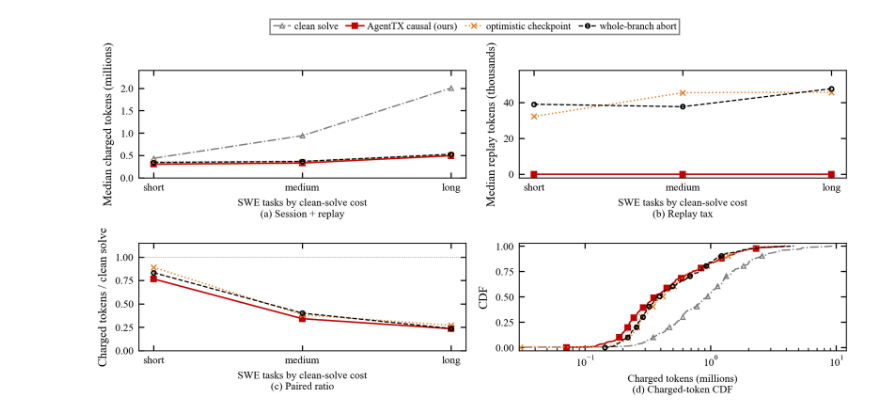
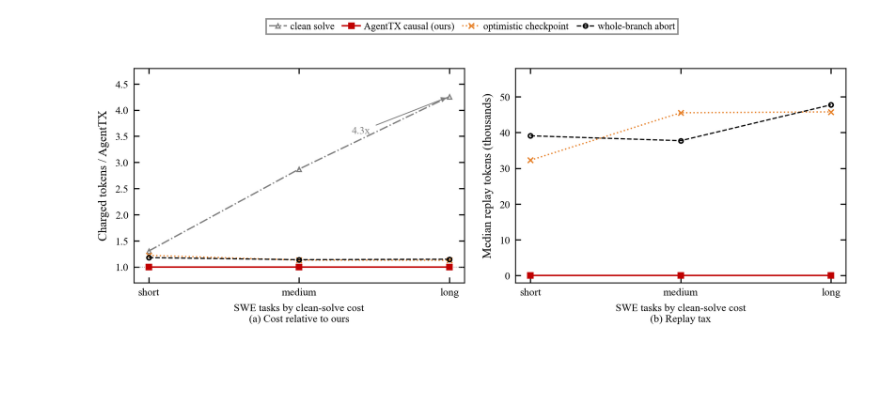
Before and after one commit to Bigsmart408/agenttx, a Jupyter notebook: motivation/plot_swe_tokens.ipynb, the cells around one changed output. Drawn from its saved outputs; the diff is of its cells as text; code cells hidden in the pictures; blank space fills up the shorter version.

Commit message:
Show SWE token advantage relative to AgentTX.

```diff
--- a/motivation/plot_swe_tokens.ipynb
+++ b/motivation/plot_swe_tokens.ipynb
@@ -13,7 +11,6 @@ the earlier FAST figures.
 # red solid squares = ours. Token y-values are charged = session + replay.
 import matplotlib
 import matplotlib.pyplot as plt
-from matplotlib.ticker import LogLocator
 import numpy as np
 import pandas as pd
 from pathlib import Path
@@ -106,31 +103,38 @@ replay = (
 wide["scale"] = pd.qcut(wide["no_fault"], 3, labels=["short", "medium", "long"])
 SCALE_LABELS = ["short", "medium", "long"]
 sx = np.arange(len(SCALE_LABELS))
+causal = wide["causal"].replace(0, np.nan)
 
-
-def ecdf(values):
-    values = np.asarray(values, dtype=float)
-    values = values[values > 0]
-    x = np.sort(values)
-    y = np.arange(1, x.size + 1) / x.size
-    return x, y
-
-
-fig = plt.figure(dpi=300, figsize=(cm_to_inch(STANDARD_WIDTH), cm_to_inch(8.8)))
+fig = plt.figure(dpi=300, figsize=(cm_to_inch(STANDARD_WIDTH), cm_to_inch(7.0)))
 handles = []
 
-ax = plt.subplot(2, 2, 1)
+ax = plt.subplot(1, 2, 1)
+ax.axhline(1.0, color="0.55", linewidth=0.5, linestyle=":")
 for mode in MODES:
-    ys = [wide.loc[wide["scale"] == scale, mode].median() / 1e6 for scale in SCALE_LABELS]
+    if mode == "causal":
+        ys = [1.0, 1.0, 1.0]
+    else:
+        ys = [
+            (wide.loc[wide["scale"] == scale, mode] / causal[wide["scale"] == scale]).median()
+            for scale in SCALE_LABELS
+        ]
     handle, = ax.plot(sx, ys, **STYLES[mode], label=LABELS[mode])
     handles.append(handle)
+ax.annotate(
+    "4.3x",
+    xy=(2, (wide.loc[wide["scale"] == "long", "no_fault"] / causal[wide["scale"] == "long"]).median()),
+    xytext=(1.35, 3.55),
+    fontsize=7,
+    color="#7f7f7f",
+    arrowprops=dict(arrowstyle="-|>", color="#7f7f7f", lw=0.6),
+)
 ax.set_xticks(sx, SCALE_LABELS)
-ax.set_ylim(0, 2.4)
-ax.set_ylabel("Median charged tokens (millions)", fontsize=8)
-ax.set_xlabel("SWE tasks by clean-solve cost\n(a) Session + replay", fontsize=7)
+ax.set_ylim(0.7, 4.8)
+ax.set_ylabel("Charged tokens / AgentTX", fontsize=8)
+ax.set_xlabel("SWE tasks by clean-solve cost\n(a) Cost relative to ours", fontsize=7)
 
-ax = plt.subplot(2, 2, 2)
-for mode in MODES:
+ax = plt.subplot(1, 2, 2)
+for mode in ("causal", "temporal_checkpoint", "whole_branch_abort"):
     ys = [replay.loc[wide["scale"] == scale, mode].median() / 1e3 for scale in SCALE_LABELS]
     ax.plot(sx, ys, **STYLES[mode])
 ax.set_xticks(sx, SCALE_LABELS)
@@ -138,68 +142,46 @@ ax.set_ylim(-2, 58)
 ax.set_ylabel("Median replay tokens (thousands)", fontsize=8)
 ax.set_xlabel("SWE tasks by clean-solve cost\n(b) Replay tax", fontsize=7)
 
-ax = plt.subplot(2, 2, 3)
-ax.axhline(1.0, color="0.55", linewidth=0.5, linestyle=":")
-for mode in ("causal", "temporal_checkpoint", "whole_branch_abort"):
-    ys = [
-        (wide.loc[wide["scale"] == scale, mode] / wide.loc[wide["scale"] == scale, "no_fault"]).median()
-        for scale in SCALE_LABELS
-    ]
-    ax.plot(sx, ys, **STYLES[mode])
-ax.set_xticks(sx, SCALE_LABELS)
-ax.set_ylim(0, 1.15)
-ax.set_ylabel("Charged tokens / clean solve", fontsize=8)
-ax.set_xlabel("SWE tasks by clean-solve cost\n(c) Paired ratio", fontsize=7)
-
-ax = plt.subplot(2, 2, 4)
-for mode in MODES:
-    x, y = ecdf(df.loc[df["mode"] == mode, "charged"].to_numpy(dtype=float) / 1e6)
-    ax.plot(x, y, markevery=max(len(x) // 10, 1), **STYLES[mode])
-ax.set_xscale("log")
-ax.set_xlim(0.03, 12)
-ax.xaxis.set_major_locator(LogLocator(base=10, numticks=5))
-ax.set_ylim(-0.03, 1.03)
-ax.set_ylabel("CDF", fontsize=8)
-ax.set_xlabel("Charged tokens (millions)\n(d) Charged-token CDF", fontsize=7)
-
 for axis in fig.axes:
     axis.tick_params(axis="both", labelsize=7, direction="in", top=True, right=True)
 
 fig.legend(
     handles=handles,
     loc="upper center",
-    bbox_to_anchor=(0.5, 1.035),
+    bbox_to_anchor=(0.5, 1.06),
     ncol=4,
     fontsize=6.5,
     columnspacing=0.8,
     handlelength=1.8,
     handletextpad=0.35,
     borderpad=0.3,
 )
-plt.tight_layout(pad=0.6, h_pad=1.6, w_pad=1.2, rect=[0.0, 0.0, 1.0, 0.91])
+plt.tight_layout(pad=0.6, w_pad=1.2, rect=[0.0, 0.0, 1.0, 0.91])
 for dest in (FIGDIR, PAPER):
     fig.savefig(dest / "FIG-SWE-Tokens.pdf", bbox_inches="tight", pad_inches=0.02)
     fig.savefig(dest / "FIG-SWE-Token-Tasks.png", dpi=300, bbox_inches="tight", pad_inches=0.02)
 if matplotlib.get_backend().lower() != "agg":
     plt.show()
 
 print(f"loaded {CSV}")
 print("charged = session + replay")
 for mode in MODES:
     rows = df[df["mode"] == mode]
     print(
         f"{LABELS[mode]:24s}: charged_p50={rows['charged'].median()/1e3:7.1f}k  "
         f"session_p50={rows['total_tokens'].median()/1e3:7.1f}k  "
         f"replay_p50={rows['doc_replay_tokens'].median()/1e3:6.1f}k  "
         f"replay_mean={rows['doc_replay_tokens'].mean()/1e3:6.1f}k"
     )
-print("charged median by scale (millions):")
-print((wide.groupby("scale", observed=False)[MODES].median() / 1e6).round(3).to_string())
-for mode in ("causal", "temporal_checkpoint", "whole_branch_abort"):
-    ratio = (wide[mode] / wide["no_fault"]).replace([np.inf, -np.inf], np.nan).dropna()
-    print(
-        f"ratio {LABELS[mode]:24s} / clean: "
-        f"p50={ratio.median():.3f}  cheaper={(ratio < 1).mean():.1%}"
-    )
+print("charged / AgentTX by scale:")
+for mode in MODES:
+    if mode == "causal":
+        print(f"{LABELS[mode]:24s}: 1.000  1.000  1.000")
+        continue
+    rel = [
+        (wide.loc[wide["scale"] == scale, mode] / causal[wide["scale"] == scale]).median()
+        for scale in SCALE_LABELS
+    ]
+    print(f"{LABELS[mode]:24s}: " + "  ".join(f"{v:.3f}" for v in rel))
 # %% [output]
-[figure, old version]
+[figure, new version]
```
Also changed, not shown: parts of 1 cell of this notebook, 4 other files.
